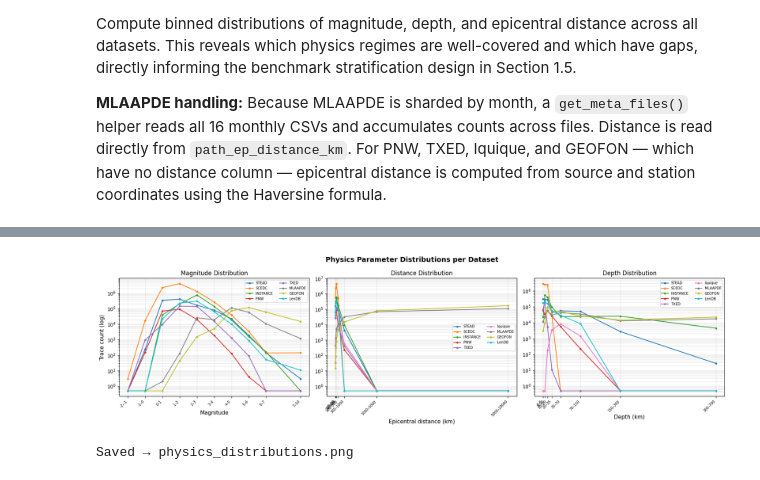
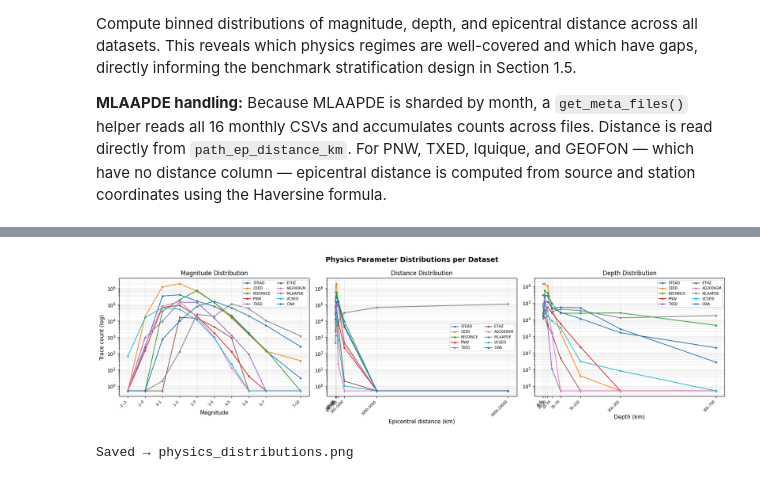
Before and after one commit to Denolle-Lab/phasenet-retrain, a Jupyter notebook: notebooks/04_creating_benchmark_dataset.ipynb, the cells around one changed output, grey strips where cells are left out. Cells and saved outputs as stored; diff of their text form; code cells hidden in the pictures.

Commit message:
updating the benchmark dataset notebook

```diff
--- a/notebooks/04_creating_benchmark_dataset.ipynb
+++ b/notebooks/04_creating_benchmark_dataset.ipynb
@@ -180,24 +222,24 @@ SeisBench datasets use inconsistent column naming across providers. This section
 # %%
 # Discover pick columns using the SeisBench convention: *_arrival_sample
+# Note: aq2009gm uses numeric sharding (metadata096.csv etc.)
+#       vcseis/cwa use named sharding (metadata_ak_lp.csv, metadata_2011.csv etc.)
 datasets_to_check = [
-    'stead', 'scedc', 'instancecounts', 'pnw', 'txed',
-    'obst2024', 'iquique', 'mlaapde', 'geofon', 'lendb',
+    'stead', 'ceed', 'instancecounts', 'pnw', 'txed', 'ethz', 'pisdl',
+    'obst2024', 'mlaapde', 'vcseis', 'cwa', 'aq2009gm',
 ]
 
+# Uses get_any_meta_file() and get_meta_files() defined in the imports cell
+
 for name in datasets_to_check:
-    ds_dir    = CACHE / name
-    meta_path = ds_dir / "metadata.csv"
+    ds_dir = CACHE / name
+    if not ds_dir.exists():
+        print(f"{name}: not in cache — skipping")
+        continue
 
-    # MLAAPDE (and any future sharded dataset) uses monthly files
-    # instead of a single metadata.csv — pick the first complete one
-    if not meta_path.exists():
-        monthly = sorted([f for f in ds_dir.glob("metadata_*.csv")
-                          if not f.name.endswith(".partial")])
-        if monthly:
-            meta_path = monthly[0]
-        else:
-            print(f"{name}: no metadata.csv")
-            continue
+    meta_path = get_any_meta_file(name)
+    if meta_path is None:
+        print(f"{name}: no metadata found")
+        continue
 
     df   = pd.read_csv(meta_path, nrows=5, low_memory=False)
     cols = df.columns.tolist()
@@ -208,7 +250,7 @@ for name in datasets_to_check:
     dist  = [c for c in cols if 'distance' in c.lower()]
     time  = [c for c in cols if any(k in c.lower() for k in ['time','date','start'])]
 
-    label = name if meta_path.name == "metadata.csv" else f"{name} ({meta_path.name})"
+    label = name if meta_path.name == 'metadata.csv' else f"{name} ({meta_path.name})"
     print(f"\n{label}")
     print(f"  arrivals:  {arr}")
     print(f"  magnitude: {mag}")
@@ -490,10 +540,10 @@ import matplotlib.pyplot as plt
 import matplotlib.ticker as mticker
 import numpy as np
 
-DS_ORDER = ['stead', 'scedc', 'instancecounts', 'pnw', 'txed',
-            'obst2024', 'iquique', 'mlaapde', 'geofon', 'lendb']
-DS_LABELS = ['STEAD', 'SCEDC', 'INSTANCE', 'PNW', 'TXED',
-             'OBST2024', 'Iquique', 'MLAAPDE', 'GEOFON', 'LenDB']
+DS_ORDER  = ['stead', 'ceed', 'instancecounts', 'pnw', 'txed',
+             'ethz', 'aq2009gm', 'mlaapde', 'obst2024', 'vcseis', 'cwa']
+DS_LABELS = ['STEAD', 'CEED', 'INSTANCE', 'PNW', 'TXED',
+             'ETHZ', 'AQ2009GM', 'MLAAPDE', 'OBST2024', 'VCSEIS', 'CWA']
 COLORS = plt.cm.tab10.colors
 
 # Bin-centre helpers
@@ -533,32 +583,32 @@ ax_mag.set_xlabel('Magnitude', fontsize=11)
 ax_mag.set_ylabel('Trace count (log)', fontsize=11)
 ax_mag.set_title('Magnitude Distribution')
 ax_mag.set_xticks(mag_centres)
 ax_mag.set_xticklabels([f'{b}–{mag_bins[i+1]}' for i, b in enumerate(mag_bins[:-1])],
                         rotation=45, ha='right', fontsize=7)
 ax_mag.legend(fontsize=7, ncol=2)
 
 ax_dist.set_xlabel('Epicentral distance (km)', fontsize=11)
 ax_dist.set_title('Distance Distribution')
 ax_dist.set_xticks(dist_centres)
 ax_dist.set_xticklabels([f'{b}–{dist_bins[i+1]}' for i, b in enumerate(dist_bins[:-1])],
                          rotation=45, ha='right', fontsize=7)
 ax_dist.legend(fontsize=7, ncol=2)
 
 ax_depth.set_xlabel('Depth (km)', fontsize=11)
 ax_depth.set_title('Depth Distribution')
 ax_depth.set_xticks(depth_centres)
 ax_depth.set_xticklabels([f'{b}–{depth_bins[i+1]}' for i, b in enumerate(depth_bins[:-1])],
                           rotation=45, ha='right', fontsize=7)
 ax_depth.legend(fontsize=7, ncol=2)
 
 for ax in axes:
     ax.grid(True, which='both', alpha=0.3)
     ax.yaxis.set_minor_formatter(mticker.NullFormatter())
 
 plt.tight_layout()
 plt.savefig('physics_distributions.png', dpi=150, bbox_inches='tight')
 plt.show()
 print('Saved → physics_distributions.png')
 # %% [output]
-[figure, old version]
+[figure, new version]
 Saved → physics_distributions.png
```
Also changed, not shown: parts of 29 cells of this notebook.
